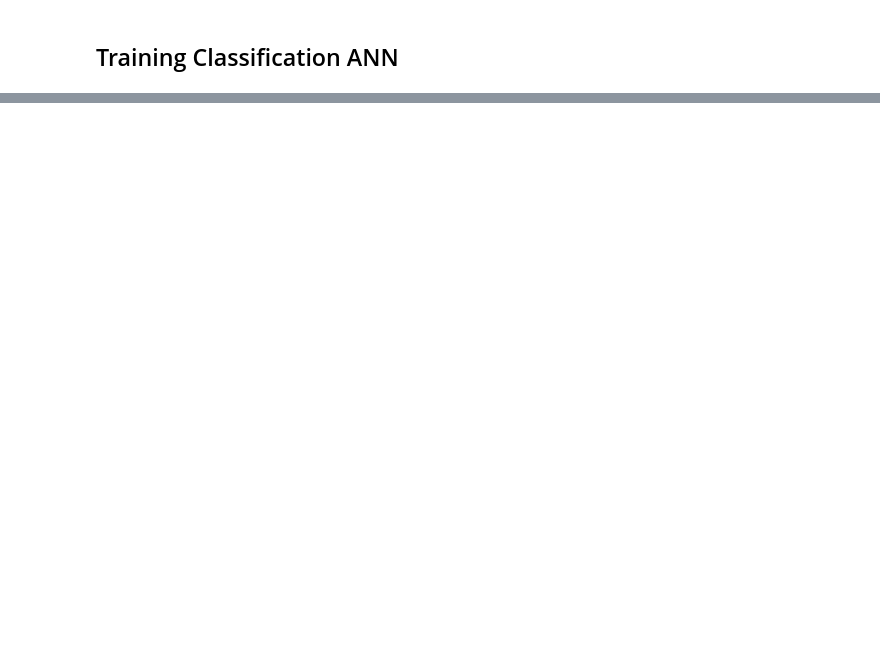
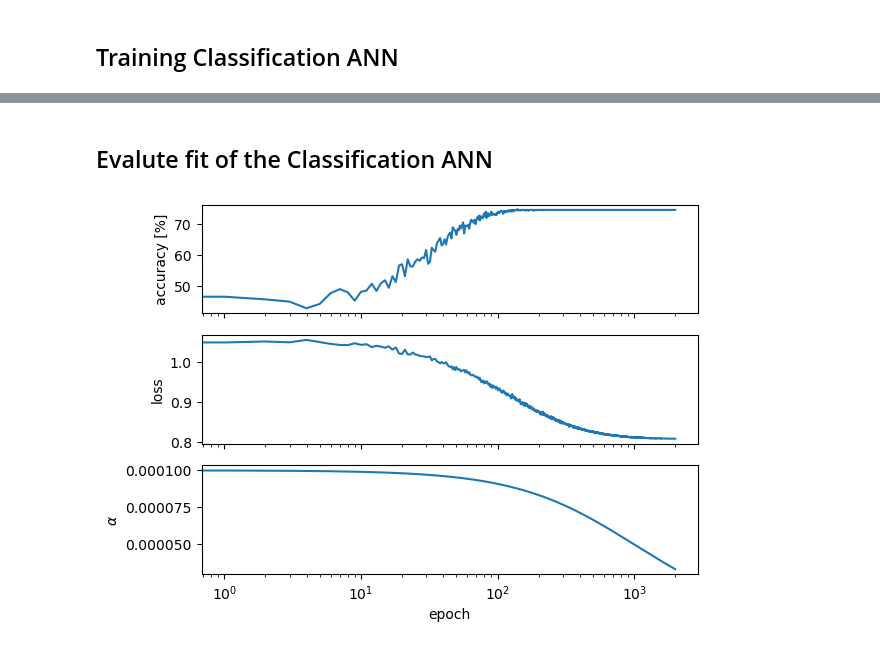
Before and after one commit to JXDolan/277B_HW5, a Jupyter notebook: Homework_5.ipynb, the cells around one changed output, grey strips where cells are left out. Drawn from its saved outputs; the diff is of its cells as text; code cells hidden in the pictures; blank space fills up the shorter version.

Commit message:
tested classification ANN, accuracy 75%

```diff
--- a/Homework_5.ipynb
+++ b/Homework_5.ipynb
@@ -133,11 +133,11 @@ def tt_split_regression(df, test_percent):
 # %%
 def tt_split_classification(df, test_percent):
 
-    #make last feature Y
+    feature_labels = [ col for col in df.columns if col.startswith('feature')]
+    class_labels = [col for col in df.columns if col.startswith('class')]
+    Y = df[class_labels]
 
-    Y = df['toxic']
-
-    X = df.drop(columns = "toxic")
+    X = df.drop(columns = class_labels)
 
     x_train, x_test, y_train, y_test = train_test_split(X, Y, test_size = test_percent )
 
@@ -149,7 +172,9 @@ def tt_split_classification(df, test_percent):
 rg_df_1 = create_dataset(1000, 5)
 
 #create classificaiton dataframe
-cl_df_1 = make_class_df(rg_df_1,3)
+cl_df_1 = make_class_df(rg_df_1, 3)
+
+display(cl_df_1)
 #display(cl_df_1)
 #print(cl_df_1['toxic'])
 
@@ -157,4 +182,7 @@ cl_df_1 = make_class_df(rg_df_1,3)
 x_train_reg, x_test_reg, y_train_reg, y_test_reg = tt_split_regression(rg_df_1, 0.3)
 
 #train test split classification dataframe
-x_train_cla, x_test_cla, y_train_cla, y_test_cla = tt_split_regression(cl_df_1, 0.3)
+x_train_cla, x_test_cla, y_train_cla, y_test_cla = tt_split_classification(cl_df_1, 0.3)
+
+display(x_train_cla)
+display(y_train_cla)
@@ -533,16 +601,17 @@ Nneurons2 = 128
 Nneurons3 = 256
 
 Nepochs = 2000
-learning_rate = 0.001
+learning_rate = 0.0001
 decay = 0.001
 momentum = 0.8
 dropout_rate = 0.2
 
 Nfeatures = x_train_cla.shape[1] #columns in regression df
+Nclasses = y_train_cla.shape[1]
 
 dense1 = Layer_Dense(Nfeatures, Nneurons1)
 dense2 = Layer_Dense(Nneurons1, Nneurons2)
-dense3 = Layer_Dense(Nneurons2, 1)
+dense3 = Layer_Dense(Nneurons2, Nclasses)
 
 drop1 = Layer_dropout(dropout_rate)
 drop2 = Layer_dropout(dropout_rate)
@@ -554,7 +623,11 @@ optimizer = Optimizer_SGD(learning_rate = learning_rate, decay = decay, momentum
 sigmoid1 = Activation_Sigmoid()
 sigmoid2 = Activation_Sigmoid()
 
+softmax = Activation_Softmax()
+
 
 loss_activation =  Activation_Softmax_Loss_CategoricalCrossentropy()
 
 Target = y_train_cla
+
+print(Target.shape)
@@ -586,0 +728,17 @@ IndexError: index 1 is out of bounds for axis 1 with size 1
+# %% [markdown]
+## Evalute fit of the Classification ANN
+# %%
+xplot = np.arange(Nepochs)
+
+fig1, ax1 = plt.subplots(3, 1, sharex = True)
+ax1[0].plot(xplot, 100*Monitor_cla[:,0])
+ax1[0].set_ylabel('accuracy [%]')
+ax1[1].plot(xplot, Monitor_cla[:,1])
+ax1[1].set_ylabel('loss')
+ax1[2].plot(xplot, Monitor_cla[:,2])
+ax1[2].set_ylabel(r'$\alpha$')
+ax1[2].set_xlabel('epoch')
+plt.xscale('log', base = 10)
+plt.show()
+# %% [output]
+[figure, added]
```
Also changed, not shown: parts of 12 cells of this notebook.
